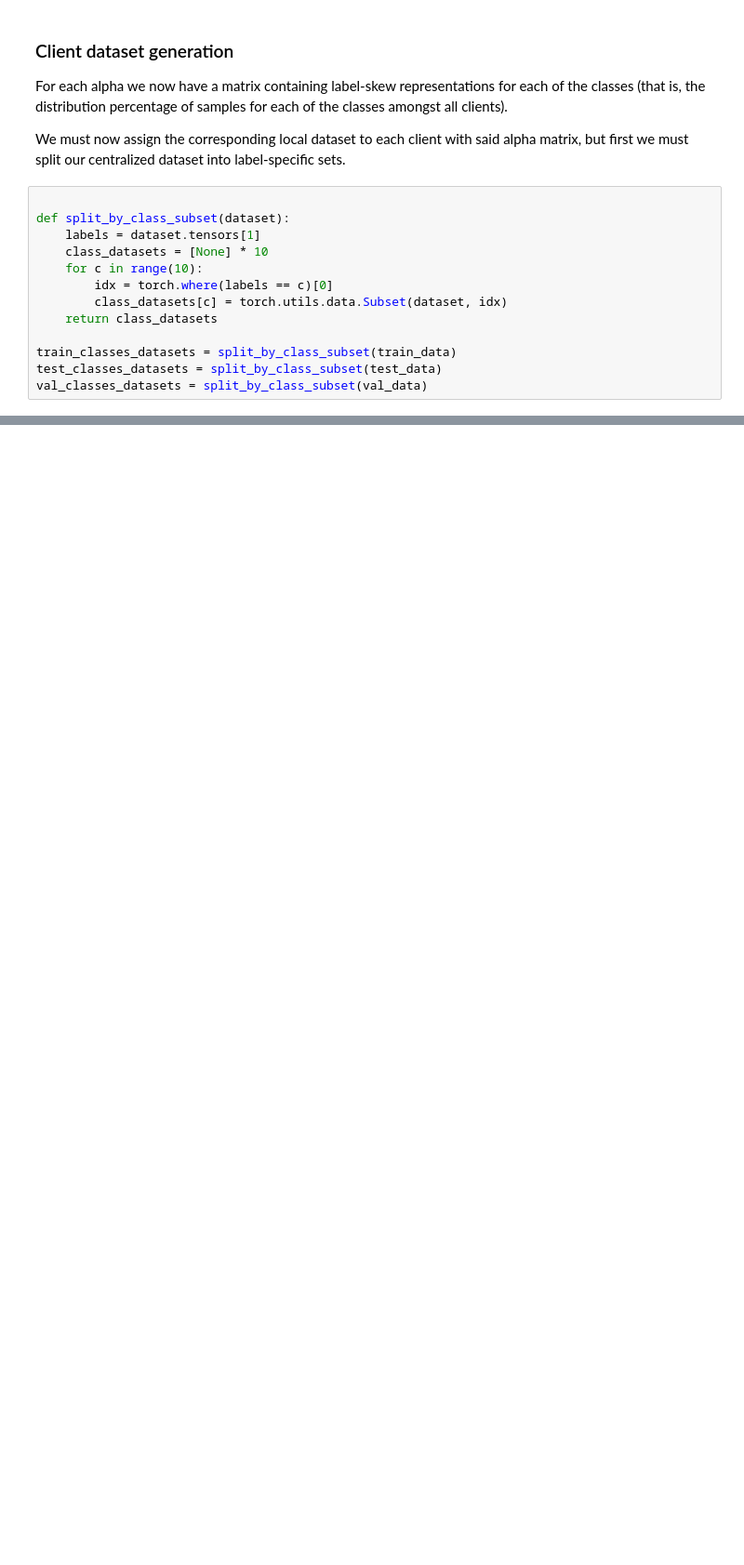
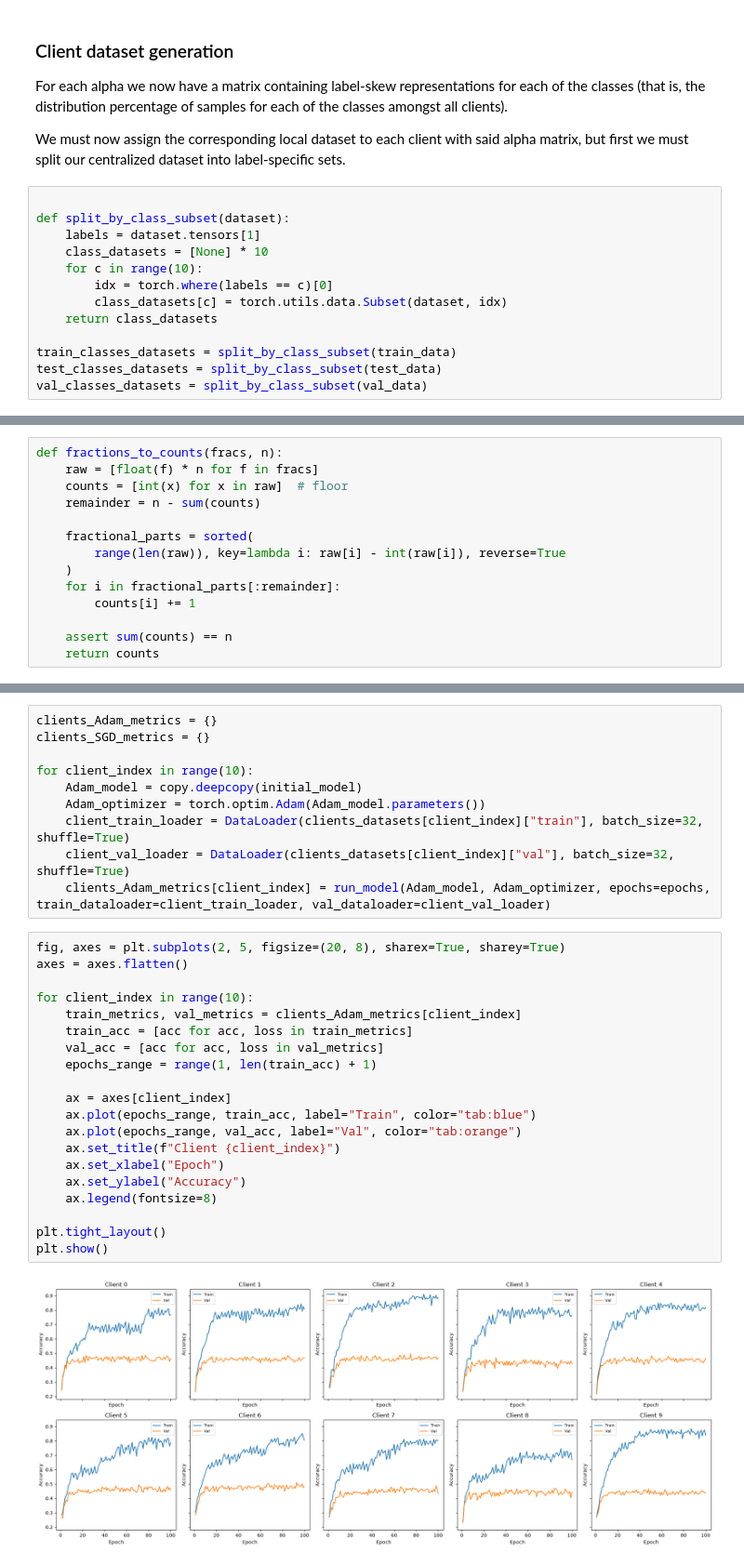
Before and after one commit to lautaorsi/Federated-Learning, a Jupyter notebook: project.ipynb, the cells around one changed output, grey strips where cells are left out. Shown at 93% size. Cells and saved outputs as stored; diff of their text form; blank space fills up the shorter version.

Commit message:
Worked on local models

```diff
--- a/project.ipynb
+++ b/project.ipynb
@@ -425,0 +420,14 @@ val_classes_datasets = split_by_class_subset(val_data)
+# %%
+def fractions_to_counts(fracs, n):
+    raw = [float(f) * n for f in fracs]
+    counts = [int(x) for x in raw]  # floor
+    remainder = n - sum(counts)
+
+    fractional_parts = sorted(
+        range(len(raw)), key=lambda i: raw[i] - int(raw[i]), reverse=True
+    )
+    for i in fractional_parts[:remainder]:
+        counts[i] += 1
+
+    assert sum(counts) == n
+    return counts
@@ -425,0 +468,32 @@ val_classes_datasets = split_by_class_subset(val_data)
+# %%
+clients_Adam_metrics = {}
+clients_SGD_metrics = {}
+
+for client_index in range(10):
+    Adam_model = copy.deepcopy(initial_model)
+    Adam_optimizer = torch.optim.Adam(Adam_model.parameters())
+    client_train_loader = DataLoader(clients_datasets[client_index]["train"], batch_size=32, shuffle=True)
+    client_val_loader = DataLoader(clients_datasets[client_index]["val"], batch_size=32, shuffle=True)
+    clients_Adam_metrics[client_index] = run_model(Adam_model, Adam_optimizer, epochs=epochs, train_dataloader=client_train_loader, val_dataloader=client_val_loader)
+# %%
+fig, axes = plt.subplots(2, 5, figsize=(20, 8), sharex=True, sharey=True)
+axes = axes.flatten()
+
+for client_index in range(10):
+    train_metrics, val_metrics = clients_Adam_metrics[client_index]
+    train_acc = [acc for acc, loss in train_metrics]
+    val_acc = [acc for acc, loss in val_metrics]
+    epochs_range = range(1, len(train_acc) + 1)
+
+    ax = axes[client_index]
+    ax.plot(epochs_range, train_acc, label="Train", color="tab:blue")
+    ax.plot(epochs_range, val_acc, label="Val", color="tab:orange")
+    ax.set_title(f"Client {client_index}")
+    ax.set_xlabel("Epoch")
+    ax.set_ylabel("Accuracy")
+    ax.legend(fontsize=8)
+
+plt.tight_layout()
+plt.show()
+# %% [output]
+[figure, added]
```
Also changed, not shown: parts of 5 cells of this notebook, 1 other file.
